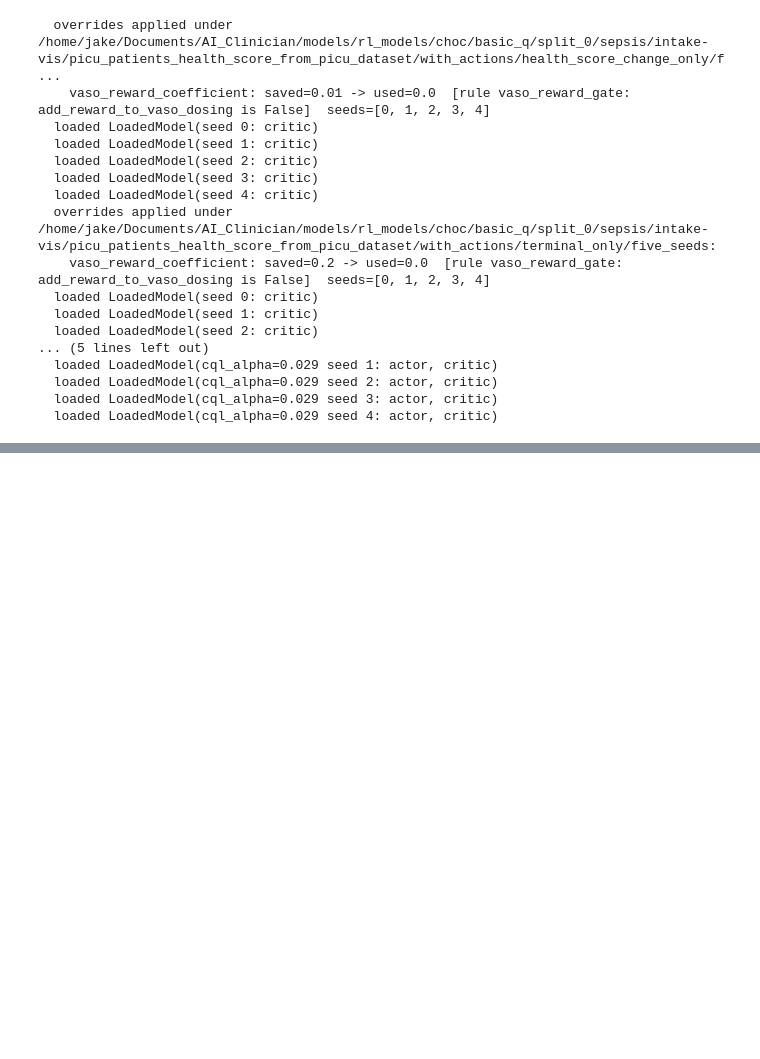
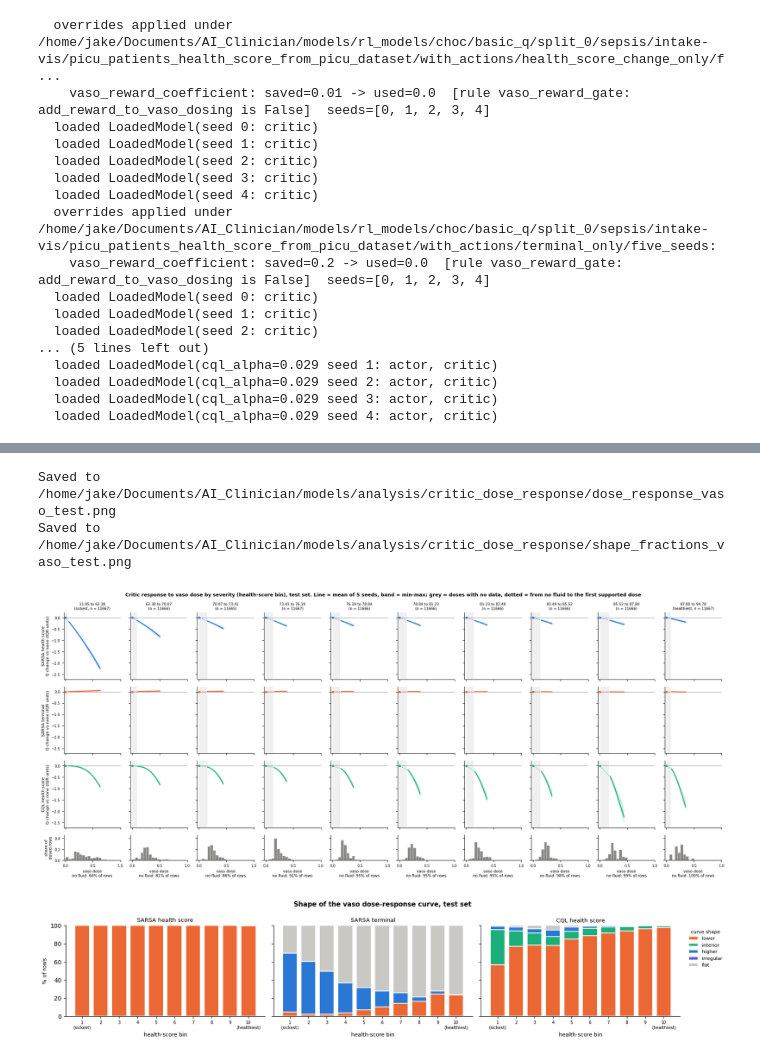
Before and after one commit to jakeormond/ai_clinician_pediatric_rl, a Jupyter notebook: src/rl/evaluate_critics.ipynb, the cells around one changed output, grey strips where cells are left out. Saved outputs shown, nothing was run; the diff lists cells and outputs as text; code cells hidden in the pictures; blank space fills up the shorter version.

```diff
--- a/src/rl/evaluate_critics.ipynb
+++ b/src/rl/evaluate_critics.ipynb
@@ -177,0 +131,3 @@ Saved to /home/jake/Documents/AI_Clinician/models/analysis/critic_dose_response/
+# %%
+res_vaso = ec.dose_response(critics, store, ref="SARSA health score", split="test", dim=1)
+ec.summarize_shapes(res_vaso)
@@ -177,0 +161,8 @@ Saved to /home/jake/Documents/AI_Clinician/models/analysis/critic_dose_response/
+# %%
+ec.plot_dose_response(res_vaso, save_path=os.path.join(critics_dir, "dose_response_vaso_test.png"));
+ec.plot_shape_fractions(res_vaso, save_path=os.path.join(critics_dir, "shape_fractions_vaso_test.png"));
+# %% [output]
+Saved to /home/jake/Documents/AI_Clinician/models/analysis/critic_dose_response/dose_response_vaso_test.png
+Saved to /home/jake/Documents/AI_Clinician/models/analysis/critic_dose_response/shape_fractions_vaso_test.png
+[figure, added]
+[figure, added]
```
Also changed, not shown: parts of 21 cells of this notebook, 6 other files.
